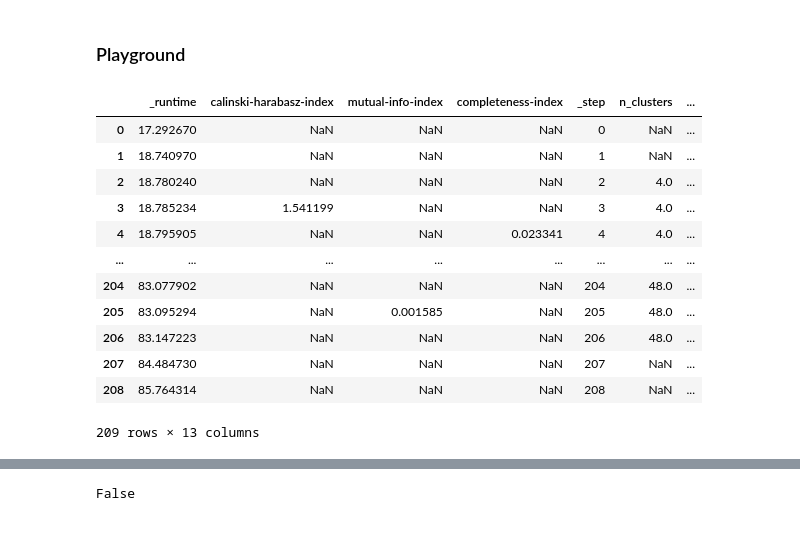
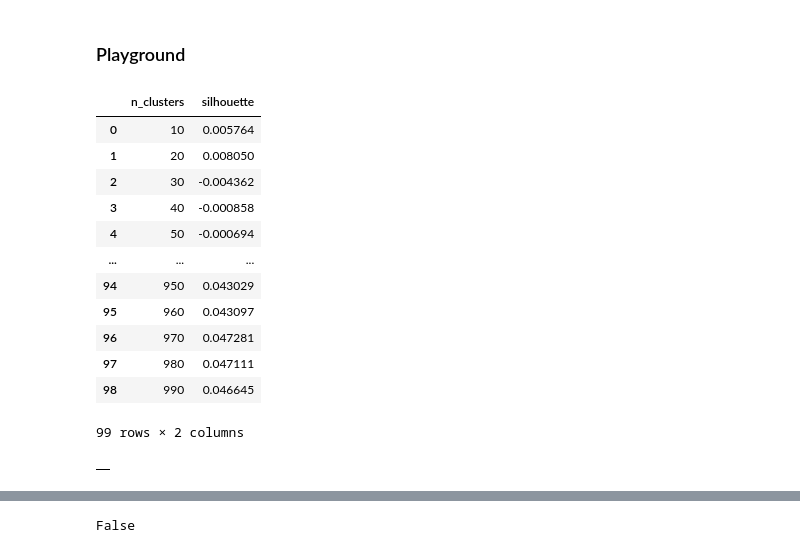
Before and after one commit to ilkersigirci/thesis-work, a Jupyter notebook: notebooks/wandb_test.ipynb, the cells around one changed output, grey strips where cells are left out. Cells and saved outputs as stored; diff of their text form; code cells hidden in the pictures.

Commit message:
wandb run_history sampling handled

```diff
--- a/notebooks/wandb_test.ipynb
+++ b/notebooks/wandb_test.ipynb
@@ -32,7 +32,9 @@ import pandas as pd
 import wandb
 
 # project_name = "related-work"
-project_name = "6-protein-family-2-step"
+# project_name = "6-protein-family-2-step"
+project_name = "ataberk-chembl27-abl1"
+# project_name = "ataberk-chembl27-renin"
 # project_name = "ataberk-zinc15-zinc15-minor-targets"
 
 api = wandb.Api()
@@ -52,20 +57,22 @@ runs_df
 # %%
-sample_run = runs[20]
+sample_run = runs[1]
 
-sample_history = sample_run.history()
+sample_history = sample_run.history(
+    samples=1000, x_axis="n_clusters", keys=["n_clusters", "silhouette"]
+)
 # sample_run.scan_history()
 sample_history
 # %% [output]
-|  | _runtime | calinski-harabasz-index | mutual-info-index | completeness-index | _step | n_clusters | ... |
-| 0 | 17.292670 | NaN | NaN | NaN | 0 | NaN | ... |
-| 1 | 18.740970 | NaN | NaN | NaN | 1 | NaN | ... |
-| 2 | 18.780240 | NaN | NaN | NaN | 2 | 4.0 | ... |
-| 3 | 18.785234 | 1.541199 | NaN | NaN | 3 | 4.0 | ... |
-| 4 | 18.795905 | NaN | NaN | 0.023341 | 4 | 4.0 | ... |
-| ... | ... | ... | ... | ... | ... | ... | ... |
-| 204 | 83.077902 | NaN | NaN | NaN | 204 | 48.0 | ... |
-| 205 | 83.095294 | NaN | 0.001585 | NaN | 205 | 48.0 | ... |
-| 206 | 83.147223 | NaN | NaN | NaN | 206 | 48.0 | ... |
-| 207 | 84.484730 | NaN | NaN | NaN | 207 | NaN | ... |
-| 208 | 85.764314 | NaN | NaN | NaN | 208 | NaN | ... |
+|  | n_clusters | silhouette |
+| 0 | 10 | 0.005764 |
+| 1 | 20 | 0.008050 |
+| 2 | 30 | -0.004362 |
+| 3 | 40 | -0.000858 |
+| 4 | 50 | -0.000694 |
+| ... | ... | ... |
+| 94 | 950 | 0.043029 |
+| 95 | 960 | 0.043097 |
+| 96 | 970 | 0.047281 |
+| 97 | 980 | 0.047111 |
+| 98 | 990 | 0.046645 |
-209 rows × 13 columns
+99 rows × 2 columns
@@ -71,0 +82,4 @@ sample_history
+# %%
+pd.DataFrame(sample_run.scan_history(keys=["xxx", "n_clusters"]))
+# %% [output]
+|  |
```
Also changed, not shown: parts of 22 cells of this notebook, 3 other files.
